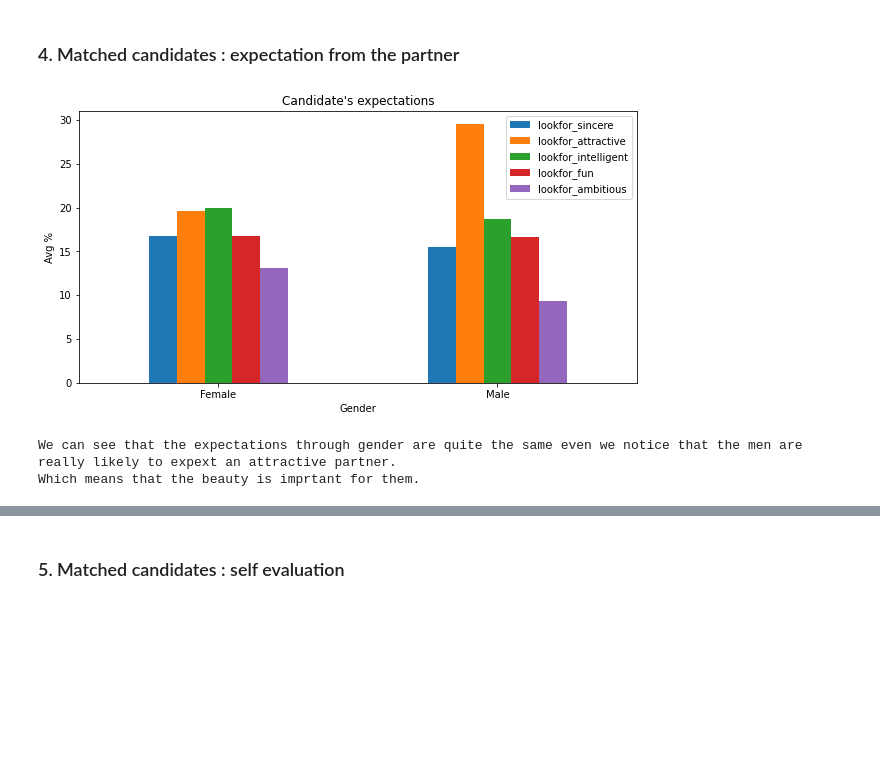
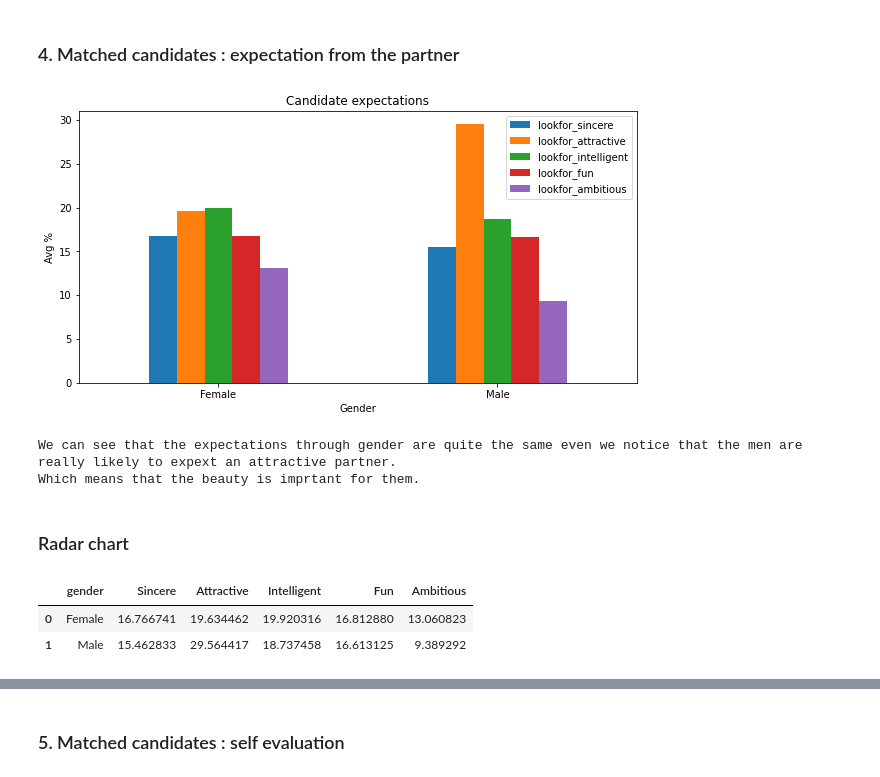
Before and after one commit to Seraphin17/Certification, a Jupyter notebook: 1_Speed_Dating/Project_Speed_Dating_Certification.ipynb, the cells around one changed output, grey strips where cells are left out. Saved outputs shown, nothing was run; the diff lists cells and outputs as text; code cells hidden in the pictures; blank space fills up the shorter version.

Commit message:
radar chart

```diff
--- a/1_Speed_Dating/Project_Speed_Dating_Certification.ipynb
+++ b/1_Speed_Dating/Project_Speed_Dating_Certification.ipynb
@@ -712,34 +713,36 @@ There is a real balance between the number of dates per gender, 2.35 for Females
 #Creation sub DataFrame & Filter
 match_expectation = dfa2_matches[['gender',
                                   'lookfor_sincere',
                                   'lookfor_attractive',
                                   'lookfor_intelligent',
                                   'lookfor_fun',
                                   'lookfor_ambitious']]
 
 match_expectation = match_expectation.dropna()
 
 #Sum up the main expectations
 expectations = match_expectation.groupby(['gender']).mean()
 
 #Transpose the DataFrame
 expectations.T
 female_mean = list(expectations.T['Female'])
 female_male = list(expectations.T['Male'])
 
 #Graph candidates' expectations
 expectations.plot(kind='bar',
-                  title='Candidate\'s expectations',
+                  title='Candidate expectations',
                   ylabel='Avg %',
                 xlabel='Gender',
                   figsize=(10, 5),
                   legend = True)
 
 plt.xticks(rotation=0)
 plt.show()
 print('')
 print('We can see that the expectations through gender are quite the same even we notice that the men are really likely to expext an attractive partner. \nWhich means that the beauty is imprtant for them.')
 # %% [output]
-[figure, old version]
+[figure, new version]
 We can see that the expectations through gender are quite the same even we notice that the men are really likely to expext an attractive partner.
 Which means that the beauty is imprtant for them.
+# %% [markdown]
+### Radar chart
@@ -745,0 +759,8 @@ Which means that the beauty is imprtant for them.
+# %%
+expectations_radar = match_expectation_radar.groupby(['gender']).mean()
+expectations_radar = expectations_radar.reset_index()
+expectations_radar
+# %% [output]
+|  | gender | Sincere | Attractive | Intelligent | Fun | Ambitious |
+| 0 | Female | 16.766741 | 19.634462 | 19.920316 | 16.812880 | 13.060823 |
+| 1 | Male | 15.462833 | 29.564417 | 18.737458 | 16.613125 | 9.389292 |
```
Also changed, not shown: parts of 11 cells of this notebook.
